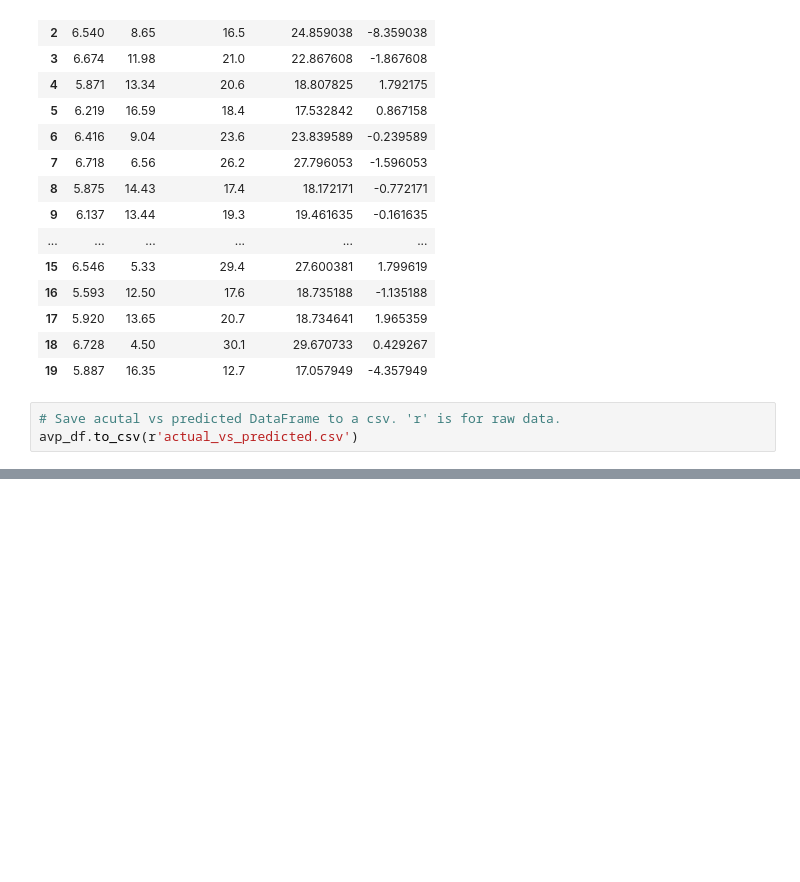
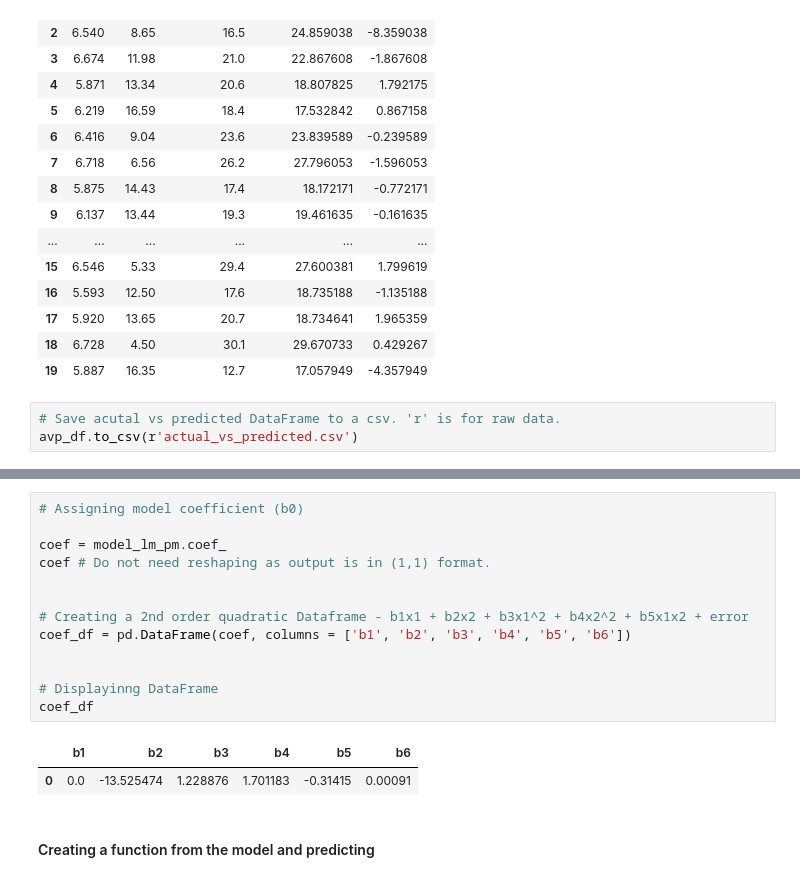
Before and after one commit to jace-nair/polynomial-linear-regression-repo, a Jupyter notebook: polynomial_linear_regression.ipynb, the cells around one changed output, grey strips where cells are left out. Saved outputs shown, nothing was run; the diff lists cells and outputs as text; blank space fills up the shorter version.

Commit message:
add model equation for prediction

```diff
--- a/polynomial_linear_regression.ipynb
+++ b/polynomial_linear_regression.ipynb
@@ -689,0 +720,18 @@ avp_df.to_csv(r'actual_vs_predicted.csv')
+# %%
+# Assigning model coefficient (b0)
+
+coef = model_lm_pm.coef_
+coef # Do not need reshaping as output is in (1,1) format.
+
+
+# Creating a 2nd order quadratic Dataframe - b1x1 + b2x2 + b3x1^2 + b4x2^2 + b5x1x2 + error
+coef_df = pd.DataFrame(coef, columns = ['b1', 'b2', 'b3', 'b4', 'b5', 'b6'])
+
+
+# Displayinng DataFrame
+coef_df
+# %% [output]
+|  | b1 | b2 | b3 | b4 | b5 | b6 |
+| 0 | 0.0 | -13.525474 | 1.228876 | 1.701183 | -0.31415 | 0.00091 |
+# %% [markdown]
+#### Creating a function from the model and predicting
```
Also changed, not shown: parts of 9 cells of this notebook.
